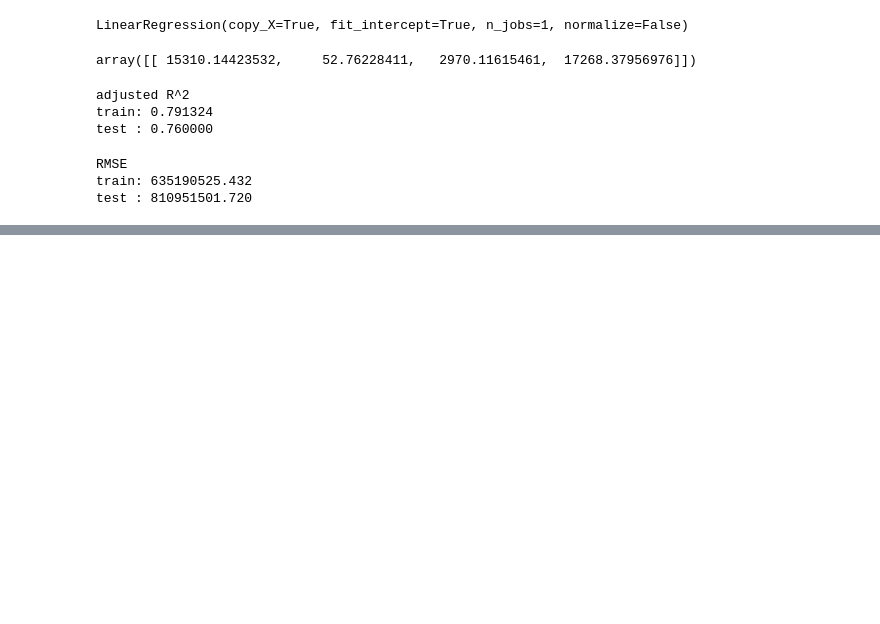
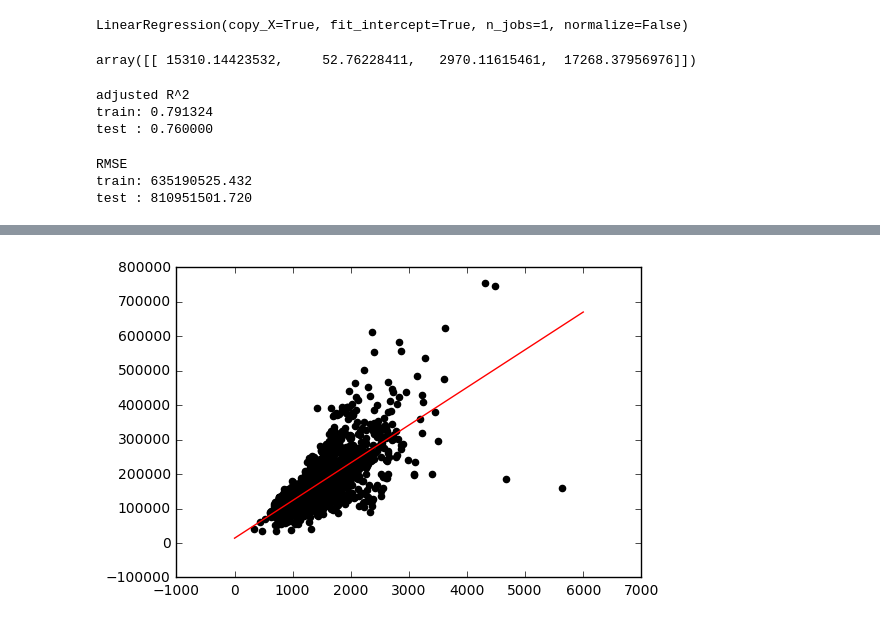
Before and after one commit to gotagod/kaggle_housing_compe, a Jupyter notebook: Housing2.ipynb, the cells around one changed output, grey strips where cells are left out. Cells and saved outputs as stored; diff of their text form; code cells hidden in the pictures; blank space fills up the shorter version.

```diff
--- a/Housing2.ipynb
+++ b/Housing2.ipynb
@@ -199,0 +223,14 @@ test : 810951501.720
+# %%
+#一番強そうな変数を選んで多項式にしてみる。
+#普通に単回帰から。
+GrLivArea = df.loc[:,['GrLivArea']].values
+GrLiv_train, GrLiv_test, _, _, = train_test_split(GrLivArea, y, test_size = 0.3, random_state = 0)
+from sklearn.linear_model import LinearRegression
+model_lin = LinearRegression()
+model_lin.fit(GrLiv_train, y_train)
+plt.scatter(GrLivArea, y, color = "black", label = "data")
+x = np.arange(0, 6000, 1)[:, np.newaxis]# プロットのためのxを用意
+plt.plot(x, model_lin.predict(x), color='red', label='linear') # 回帰直線を表示
+plt.show()
+# %% [output]
+[figure, added]
```
Also changed, not shown: parts of 5 cells of this notebook.
